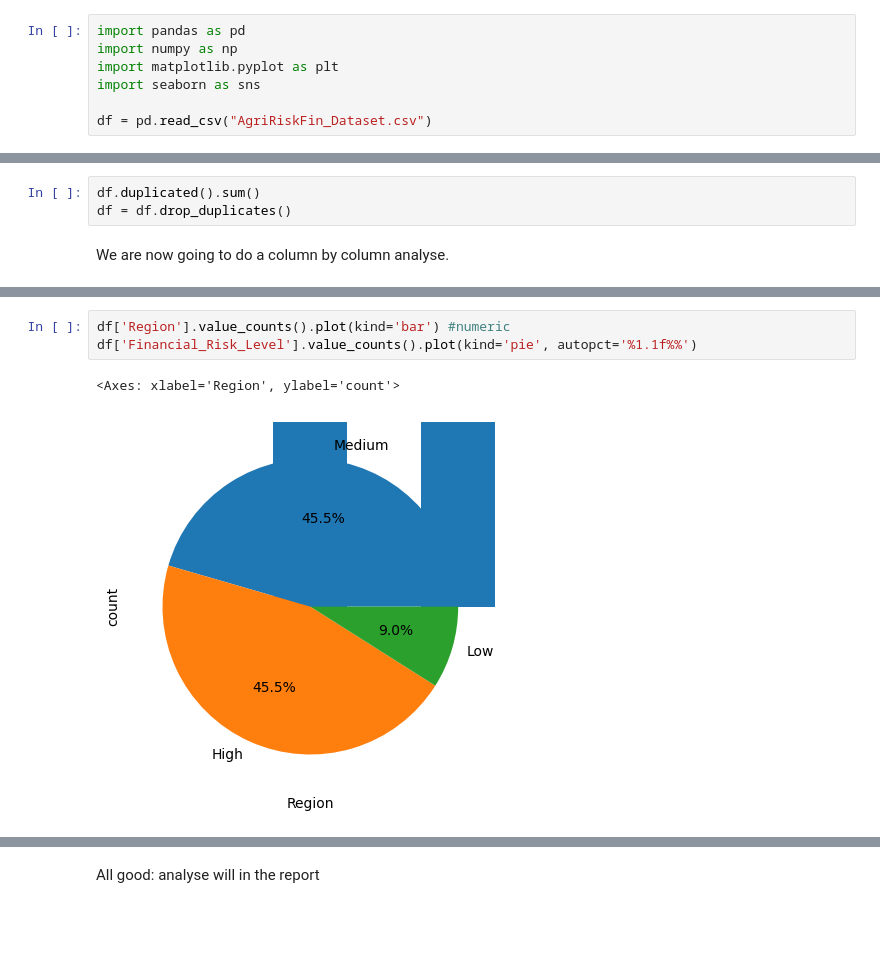
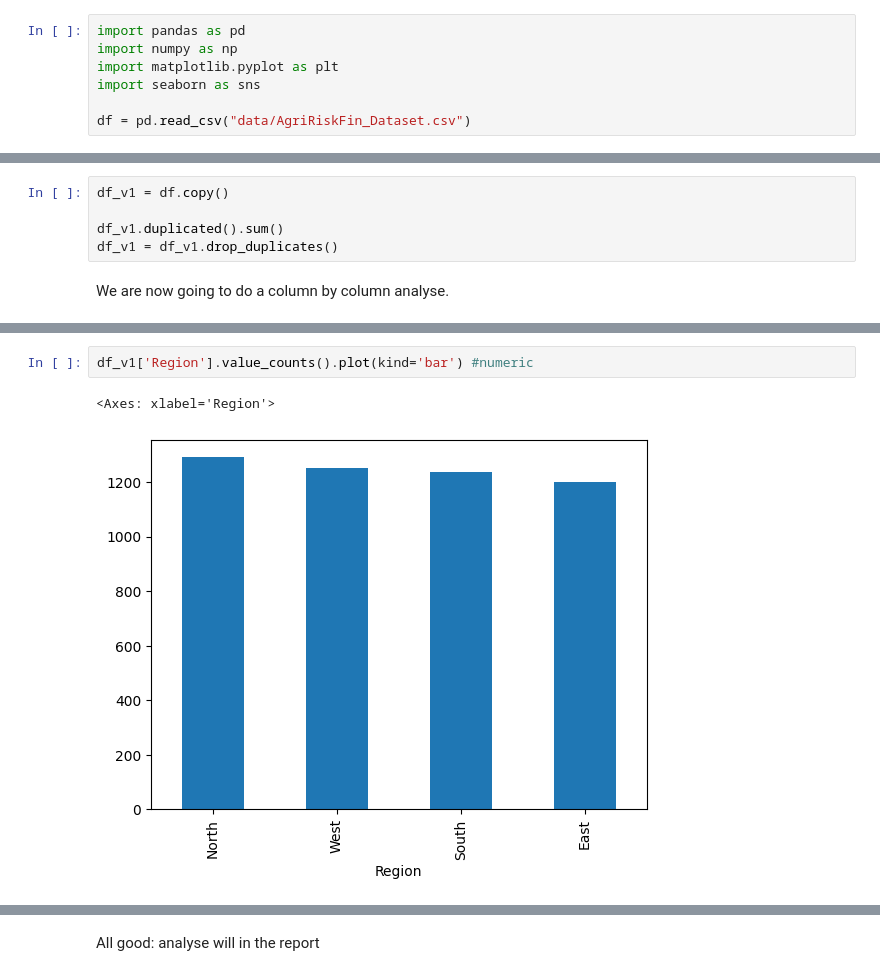
Before and after one commit to 0scarito/Research-project, a Jupyter notebook: Code_research_project.ipynb, the cells around one changed output, grey strips where cells are left out. Cells and saved outputs as stored; diff of their text form; blank space fills up the shorter version.

Commit message:
Cleaned up code for data cleaning.

```diff
--- a/Code_research_project.ipynb
+++ b/Code_research_project.ipynb
@@ -6,7 +6,7 @@ import numpy as np
 import matplotlib.pyplot as plt
 import seaborn as sns
 
-df = pd.read_csv("AgriRiskFin_Dataset.csv")
+df = pd.read_csv("data/AgriRiskFin_Dataset.csv")
 # %% [markdown]
 First step of EDA, we want to look for:
 - shape of the dataset, number of columns/lines etc
@@ -83,8 +83,10 @@ Conclusion: The dataset contains no missing values across all 4981 observations
 
 We are now going to verify if there is duplicates and drop them if there is
 # %%
-df.duplicated().sum()
-df = df.drop_duplicates()
+df_v1 = df.copy()
+
+df_v1.duplicated().sum()
+df_v1 = df_v1.drop_duplicates()
 # %% [markdown]
 We are now going to do a column by column analyse.
 # %%
@@ -99,6 +121,5 @@ sns.boxplot(data=df[['Revenue','Expenses','Loan_Amount','Net_Profit']])
 # %%
-df['Region'].value_counts().plot(kind='bar') #numeric
-df['Financial_Risk_Level'].value_counts().plot(kind='pie', autopct='%1.1f%%')
+df_v1['Region'].value_counts().plot(kind='bar') #numeric
 # %% [output]
-<Axes: xlabel='Region', ylabel='count'>
+<Axes: xlabel='Region'>
-[figure, old version]
+[figure, new version]
```
Also changed, not shown: parts of 9 cells of this notebook.
